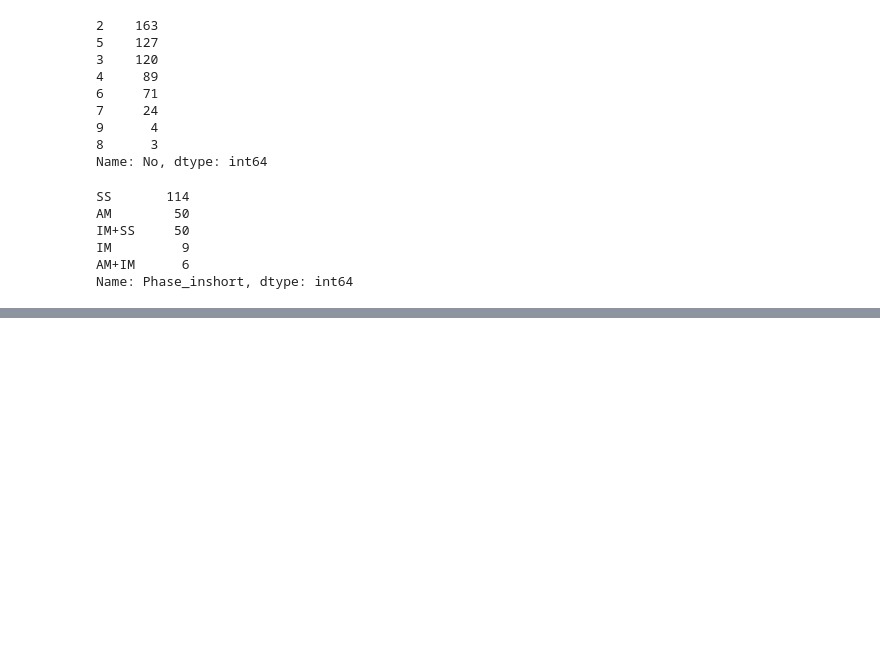
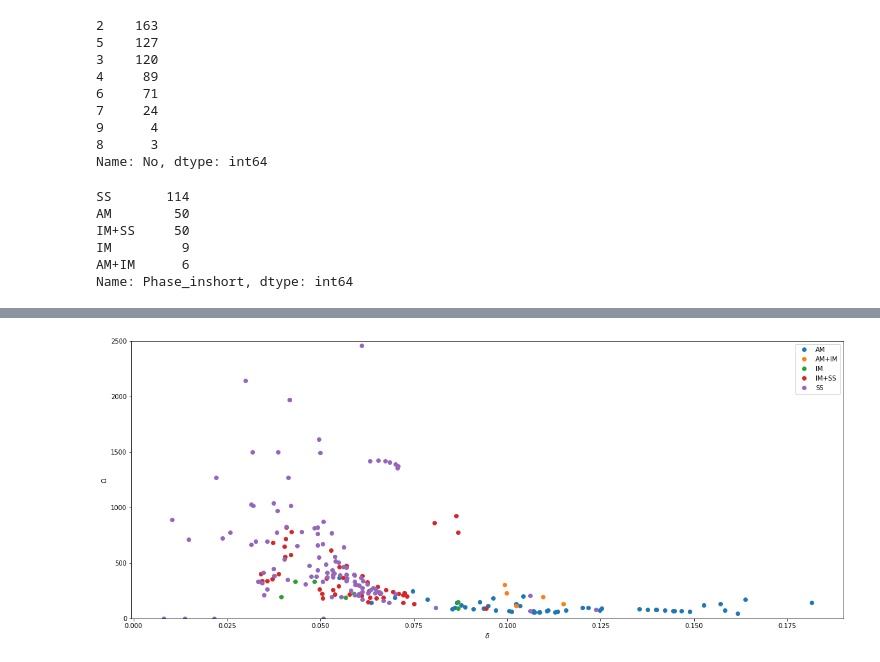
Before and after one commit to K-Domar/MyRepo, a Jupyter notebook: Homework4.ipynb, the cells around one changed output, grey strips where cells are left out. Drawn from its saved outputs; the diff is of its cells as text; code cells hidden in the pictures; blank space fills up the shorter version.

```diff
--- a/Homework4.ipynb
+++ b/Homework4.ipynb
@@ -143,0 +99,9 @@ plt.show()
+# %%
+fig, ax = plt.subplots(figsize=(20,8))
+for name, df_phase in heas.groupby('Phase_inshort'):
+  df_phase.plot('delta', 'omega', ax=ax, marker='.', markersize=12, linestyle='', label=name)
+ax.set_ylim(0, 2500)
+ax.set_xlabel(' $\delta$  ')
+ax.set_ylabel(' $\Omega$  ')  ;
+# %% [output]
+[figure, added]
```
Also changed, not shown: parts of 7 cells of this notebook.
